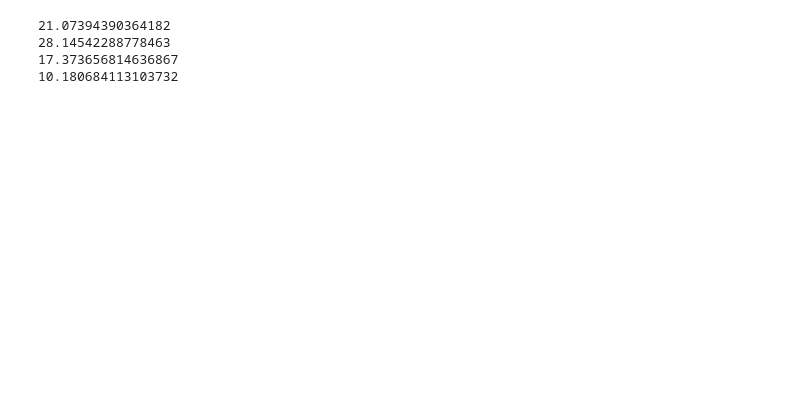
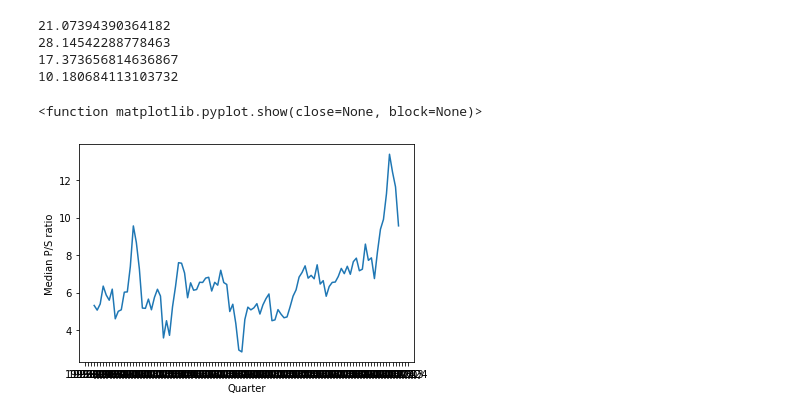
Before and after one commit to bnorman21/big-data-finance-final-project, a Jupyter notebook: finalproject.ipynb, the cells around one changed output. Drawn from its saved outputs; the diff is of its cells as text; code cells hidden in the pictures; blank space fills up the shorter version.

```diff
--- a/finalproject.ipynb
+++ b/finalproject.ipynb
@@ -304,3 +326,25 @@ print(hg_hi_subset['PS_Ratio'].mean())
 28.14542288778463
 17.373656814636867
 10.180684113103732
+# %%
+quarters = ['Q1', 'Q2', 'Q3', 'Q4']
+year = 1996
+q_list = []
+while year < 2023:
+    for q in quarters:
+        q_list.append(str(year) + q)
+    year += 1
+
+medians_df = pd.DataFrame(columns = ['quarter', 'ps_median', 'growth_median', 'margin_median'])
+for q in q_list:
+    subset = full_data[(full_data['forward_c_qtr'] == q)]
+    medians_df.loc[len(medians_df)] = [q, subset['PS_Ratio'].median(), subset['RevenueGrowthRate'].median(), subset['NetProfitMargin'].median()]
+import numpy as np
+import matplotlib.pyplot as plt
+plt.plot(medians_df['quarter'], medians_df['ps_median'])
+plt.xlabel("Quarter")
+plt.ylabel("Median P/S ratio")
+plt.show
+# %% [output]
+<function matplotlib.pyplot.show(close=None, block=None)>
+[figure, added]
```
Also changed, not shown: parts of 3 cells of this notebook, 3 other files.
